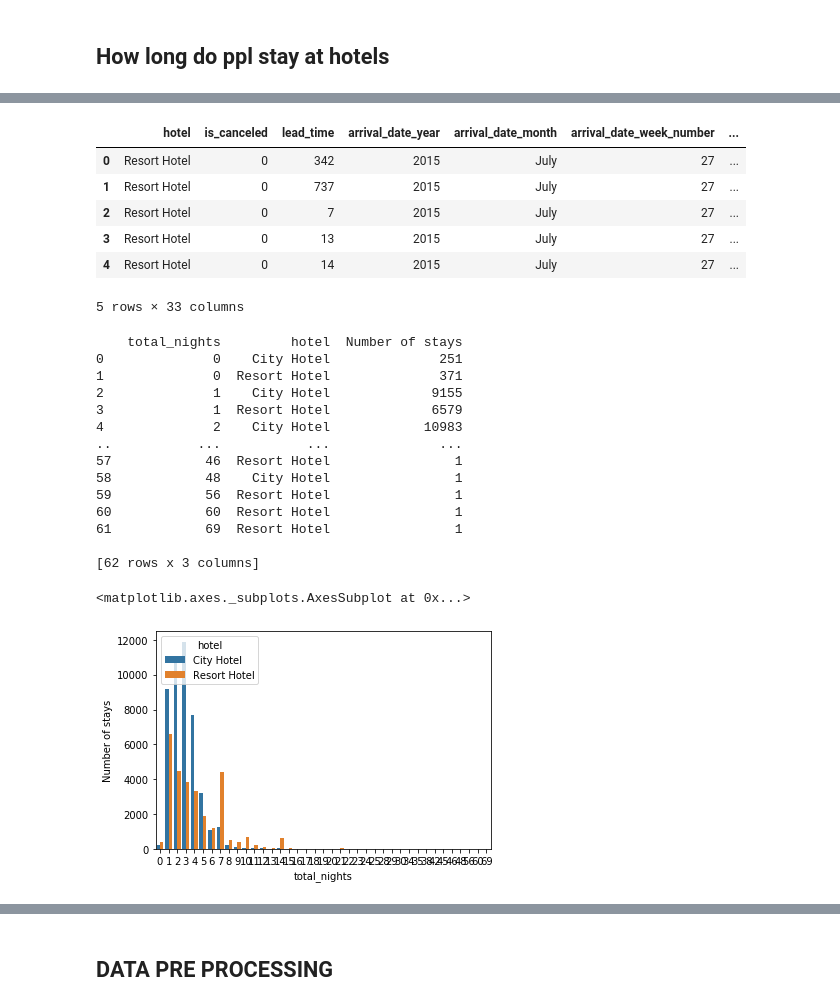
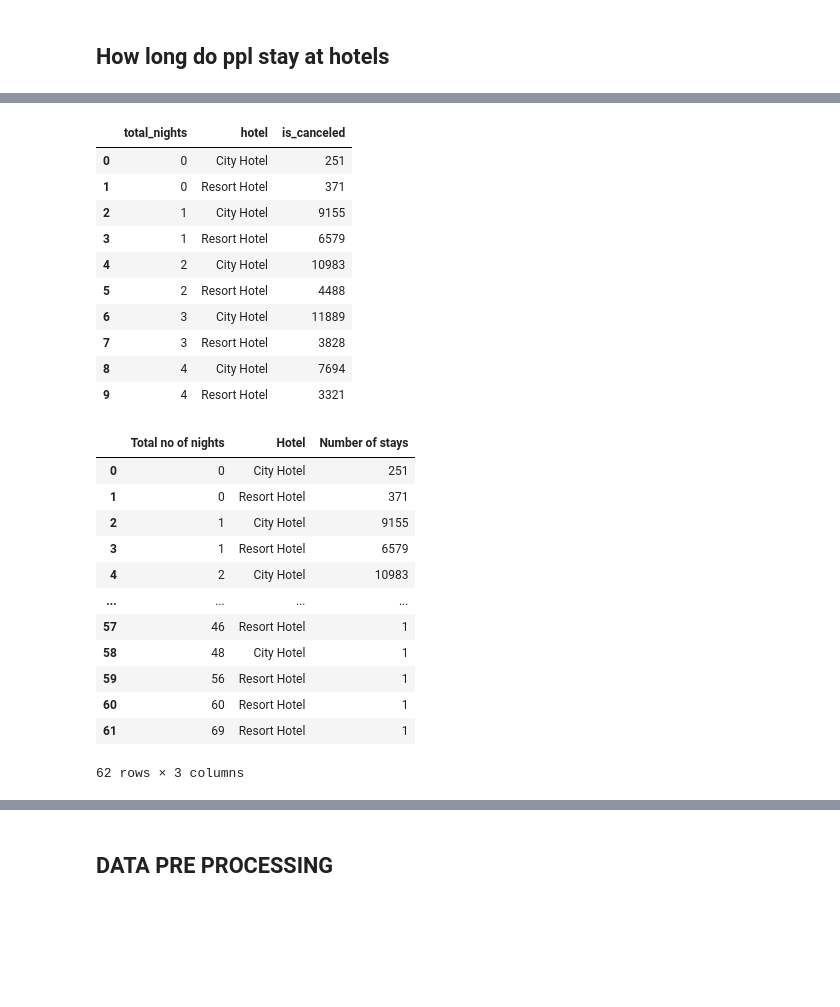
Before and after one commit to Lakshmi-12-ui/Hotel-Booking-Prediction-System, a Jupyter notebook: Hotel_booking_prediction.ipynb, the cells around one changed output, grey strips where cells are left out. Cells and saved outputs as stored; diff of their text form; code cells hidden in the pictures; blank space fills up the shorter version.

```diff
--- a/Hotel_booking_prediction.ipynb
+++ b/Hotel_booking_prediction.ipynb
@@ -286,6 +288,6 @@ Text(0, 0.5, 'Guest_count')
 # %% [markdown]
 <h2> How long do ppl stay at hotels</h2>
 # %%
-clean_data = new_df[new_df['is_canceled'] == 0]
+clean_data = new_df[conf_booking]
 # %%
 clean_data["total_nights"]=new_df["stays_in_week_nights"]+new_df["stays_in_weekend_nights"]
@@ -297,37 +294,32 @@ See the caveats in the documentation: https://pandas.pydata.org/pandas-docs/stab
-# %%
-clean_data.head()
-# %% [output]
-|  | hotel | is_canceled | lead_time | arrival_date_year | arrival_date_month | arrival_date_week_number | ... |
-| 0 | Resort Hotel | 0 | 342 | 2015 | July | 27 | ... |
-| 1 | Resort Hotel | 0 | 737 | 2015 | July | 27 | ... |
-| 2 | Resort Hotel | 0 | 7 | 2015 | July | 27 | ... |
-| 3 | Resort Hotel | 0 | 13 | 2015 | July | 27 | ... |
-| 4 | Resort Hotel | 0 | 14 | 2015 | July | 27 | ... |
-5 rows × 33 columns
 # %%
 stay = clean_data.groupby(["total_nights", "hotel"]).agg('count').reset_index()
-stay = stay.rename(columns = {'is_canceled': 'Number of stays'})
-stay = stay.iloc[:, 0:3]
-print(stay)
+stay.iloc[:,0:3].head(10)
 # %% [output]
-    total_nights         hotel  Number of stays
-0              0    City Hotel              251
-1              0  Resort Hotel              371
-2              1    City Hotel             9155
-3              1  Resort Hotel             6579
-4              2    City Hotel            10983
-..           ...           ...              ...
-57            46  Resort Hotel                1
-58            48    City Hotel                1
-59            56  Resort Hotel                1
-60            60  Resort Hotel                1
-61            69  Resort Hotel                1
-
-[62 rows x 3 columns]
+|  | total_nights | hotel | is_canceled |
+| 0 | 0 | City Hotel | 251 |
+| 1 | 0 | Resort Hotel | 371 |
+| 2 | 1 | City Hotel | 9155 |
+| 3 | 1 | Resort Hotel | 6579 |
+| 4 | 2 | City Hotel | 10983 |
+| 5 | 2 | Resort Hotel | 4488 |
+| 6 | 3 | City Hotel | 11889 |
+| 7 | 3 | Resort Hotel | 3828 |
+| 8 | 4 | City Hotel | 7694 |
+| 9 | 4 | Resort Hotel | 3321 |
-# %%
-# plot barplot
-sns.barplot(x = "total_nights", y = "Number of stays", hue = "hotel",
-           hue_order = ["City Hotel", "Resort Hotel"], data = stay)
-# %% [output]
-<matplotlib.axes._subplots.AxesSubplot at 0x...>
-[figure, removed]
+# %%
+stay = stay.rename(columns = {'is_canceled': 'Number of stays','hotel':'Hotel','total_nights':'Total no of nights'})
+stay.iloc[:,0:3]
+# %% [output]
+|  | Total no of nights | Hotel | Number of stays |
+| 0 | 0 | City Hotel | 251 |
+| 1 | 0 | Resort Hotel | 371 |
+| 2 | 1 | City Hotel | 9155 |
+| 3 | 1 | Resort Hotel | 6579 |
+| 4 | 2 | City Hotel | 10983 |
+| ... | ... | ... | ... |
+| 57 | 46 | Resort Hotel | 1 |
+| 58 | 48 | City Hotel | 1 |
+| 59 | 56 | Resort Hotel | 1 |
+| 60 | 60 | Resort Hotel | 1 |
+| 61 | 69 | Resort Hotel | 1 |
+62 rows × 3 columns
```
Also changed, not shown: parts of 11 cells of this notebook.
